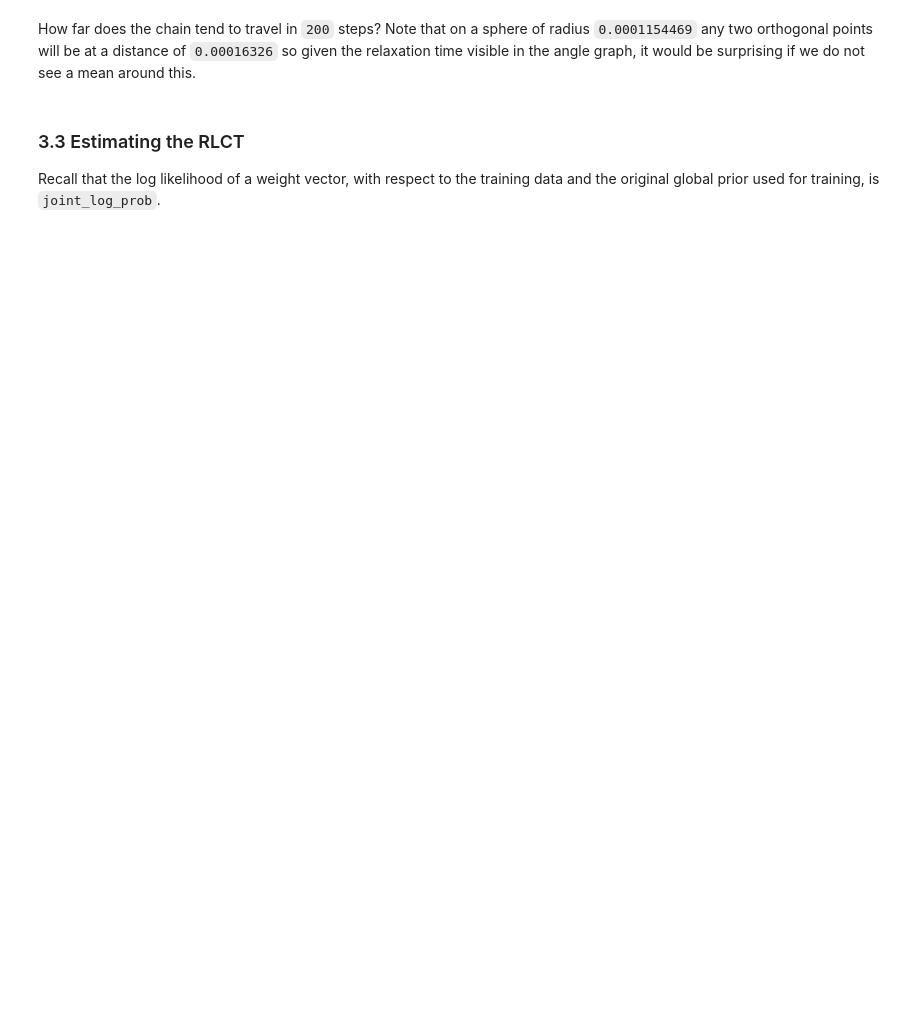
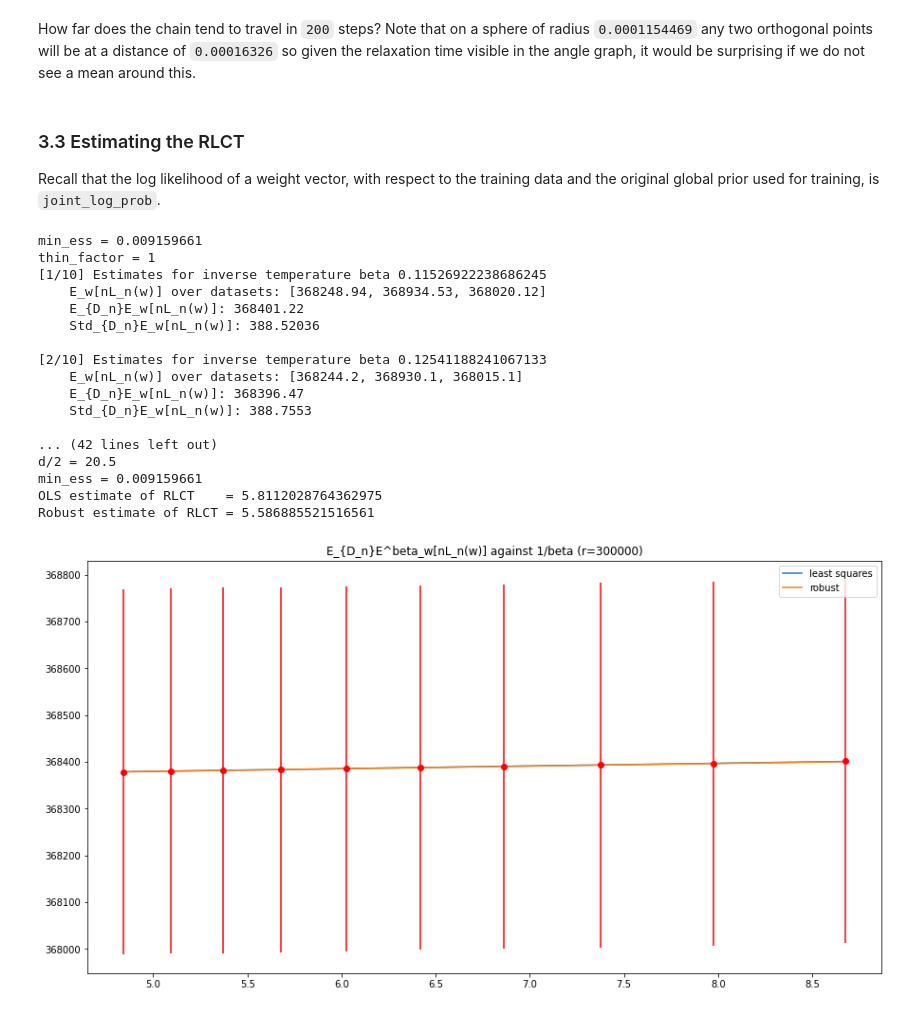
Before and after one commit to suswei/RLCT, a Jupyter notebook: notebooks/MCMC-Symmetry.ipynb, the cells around one changed output. Saved outputs shown, nothing was run; the diff lists cells and outputs as text; code cells hidden in the pictures; blank space fills up the shorter version.

```diff
--- a/notebooks/MCMC-Symmetry.ipynb
+++ b/notebooks/MCMC-Symmetry.ipynb
@@ -667,21 +746,17 @@ How far does the chain tend to travel in `200` steps? Note that on a sphere of r
 
 Recall that the log likelihood of a weight vector, with respect to the training data and the original global prior used for training, is `joint_log_prob`.
 # %%
-r = 30 # args.num_posterior_samples
+r = args.mc_num_results
+thin_factor = 1
 
-SKIP_FACTOR = int(args.mc_num_results/r)-1
+print("min_ess = " + str(min_ess))
+print("thin_factor = " + str(thin_factor))
 
-assert SKIP_FACTOR > 0, "You need mc_num_results >> num_posterior_samples"
-assert SKIP_FACTOR * r < args.mc_num_results
-
-if( min_ess * SKIP_FACTOR < 1.0 ):
+if( min_ess * args.mc_num_results < 100 ):
   print("---- WARNING ----")
   print("")
-  print("  Posterior samples are likely to be correlated, do not trust the results.")
-  print("  You could try using a lower value of r.")
-  print("")
-  print("min_ess = " + str(min_ess))
-  print("SKIP_FACTOR = " + str(SKIP_FACTOR))
+  print("   It is likely your chain is not long enough to get even 100 reasonably")
+  print("   independent samples, your results are probably garbage.")
   print("")
   print("---- WARNING ----")
   print("")
@@ -709,8 +784,8 @@ for (b,fc_list) in zip(betas,mc_chains):
     # c is a list, one entry per weight or bias vector, and each of those
     # entries is itself a list indexed by the position in the chain
     for c in fc:
-      c = c[-args.mc_num_results:] # throw out the burnin steps
-      rlct_chain.append(c[-SKIP_FACTOR*r::SKIP_FACTOR])
+      c = c[-args.mc_num_results:] # throw out the burnin steps and thin
+      rlct_chain.append(c)
 
     # nL_n(w) = - log_prob_noprior(*w)
     n_Ln_samples = []
@@ -746,31 +821,49 @@ print("")
 
 from pylab import rcParams
 rcParams['figure.figsize'] = 15, 8
 
 if( len(mc_chains) > 1 ):
   plt.figure()
   plt.title("E_{D_n}E^beta_w[nL_n(w)] against 1/beta (r=" + str(r) + ")")
   plt.errorbar(x=1/betas, y=estimates, yerr=estimates_err,fmt='ro')
 
-
   m, b = np.polyfit([1/b for b in betas], estimates, 1)
   print("n   = " + str(args.training_sample_size))
   print("d/2 = " + str(NUM_PARAMS/2))
   print("min_ess = " + str(min_ess))
 
   plt.plot(1/betas, [m*x + b for x in 1/betas], label='least squares')
 
   # robust ls fit
   regr = ElasticNet(random_state=0, fit_intercept=True, alpha=0.1)
   regr.fit((1 / betas).reshape(args.num_betas, 1), estimates)
   b_robust = regr.intercept_
   m_robust = regr.coef_[0]
 
   print("OLS estimate of RLCT    = " + str(m))
   print("Robust estimate of RLCT = " + str(m_robust))
 
   plt.plot(1/betas, [m_robust * x + b_robust for x in 1/betas], label='robust')
 
   plt.legend(loc='best')
 
   plt.show()
+# %% [output]
+min_ess = 0.009159661
+thin_factor = 1
+[1/10] Estimates for inverse temperature beta 0.11526922238686245
+    E_w[nL_n(w)] over datasets: [368248.94, 368934.53, 368020.12]
+    E_{D_n}E_w[nL_n(w)]: 368401.22
+    Std_{D_n}E_w[nL_n(w)]: 388.52036
+
+[2/10] Estimates for inverse temperature beta 0.12541188241067133
+    E_w[nL_n(w)] over datasets: [368244.2, 368930.1, 368015.1]
+    E_{D_n}E_w[nL_n(w)]: 368396.47
+    Std_{D_n}E_w[nL_n(w)]: 388.7553
+
+... (42 lines left out)
+d/2 = 20.5
+min_ess = 0.009159661
+OLS estimate of RLCT    = 5.8112028764362975
+Robust estimate of RLCT = 5.586885521516561
+[figure, added]
```
Also changed, not shown: parts of 9 cells of this notebook.
